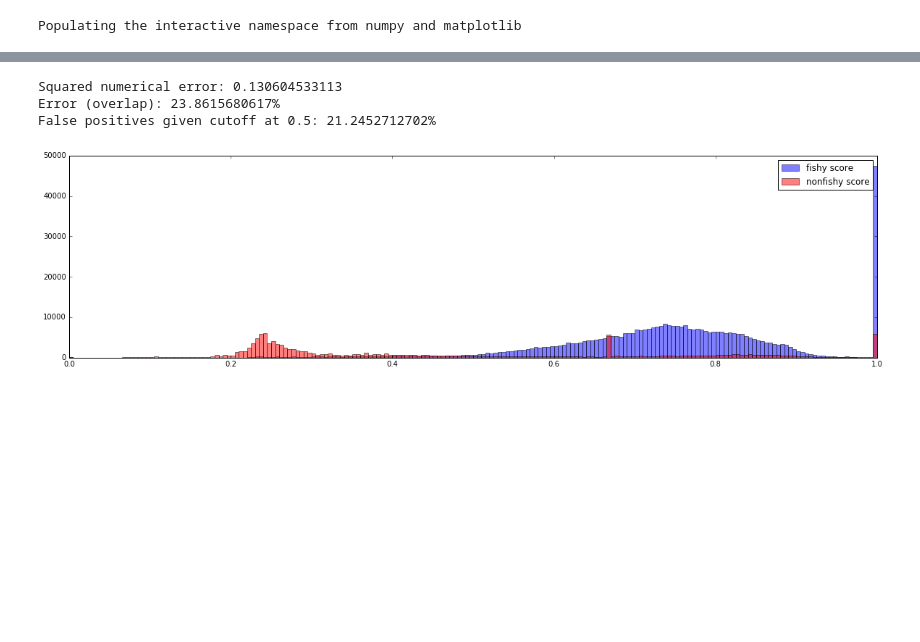
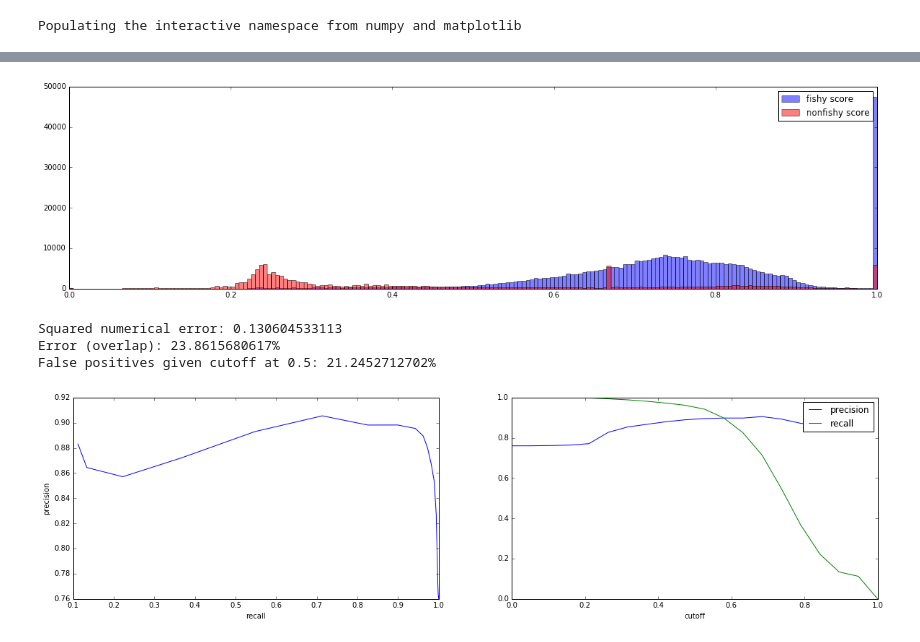
Before and after one commit to marketler/GFW_vessel_scoring, a Jupyter notebook: New_score_evaluation.ipynb, the cells around one changed output, grey strips where cells are left out. Cells and saved outputs as stored; diff of their text form; code cells hidden in the pictures; blank space fills up the shorter version.

```diff
--- a/New_score_evaluation.ipynb
+++ b/New_score_evaluation.ipynb
@@ -18,6 +24,13 @@ def load_data(path):
     x = x[x['speed'] != Inf]
 
     x = x[lexsort((x['timestamp'], x['mmsi']))]
+
+    x = append_fields(x, 'measure_speedstddev_%s_log' % windowSize, [], dtypes='<f8', fill_value=0.0)
+    x['measure_speedstddev_%s_log' % windowSize] = log10(x['measure_speedstddev_%s' % windowSize]+0.001)
+
+    x = append_fields(x, 'measure_coursestddev_%s_log' % windowSize, [], dtypes='<f8', fill_value=0.0)
+    x['measure_coursestddev_%s_log' % windowSize] = log10(x['measure_coursestddev_%s' % windowSize]+0.001)
+
     return x
 # %%
 def old_score(x, windowSize):
@@ -42,11 +53,13 @@ def new_score(x, windowSize):
 x = load_data("datasets/kristina_longliner.measures.npz")
 # %%
 old_score(x, windowSize)
-graph_score(x, windowSize)
+graph_score(x, "measure_new_score_%s" % windowSize)
+graph_precall(x, "measure_new_score_%s" % windowSize)
 # %% [output]
+[figure]
 Squared numerical error: 0.130604533113
 Error (overlap): 23.8615680617%
 False positives given cutoff at 0.5: 21.2452712702%
-[figure]
+[figure, added]
 # %%
 new_score(x, windowSize)
```
Also changed, not shown: parts of 6 cells of this notebook, 4 other files.
